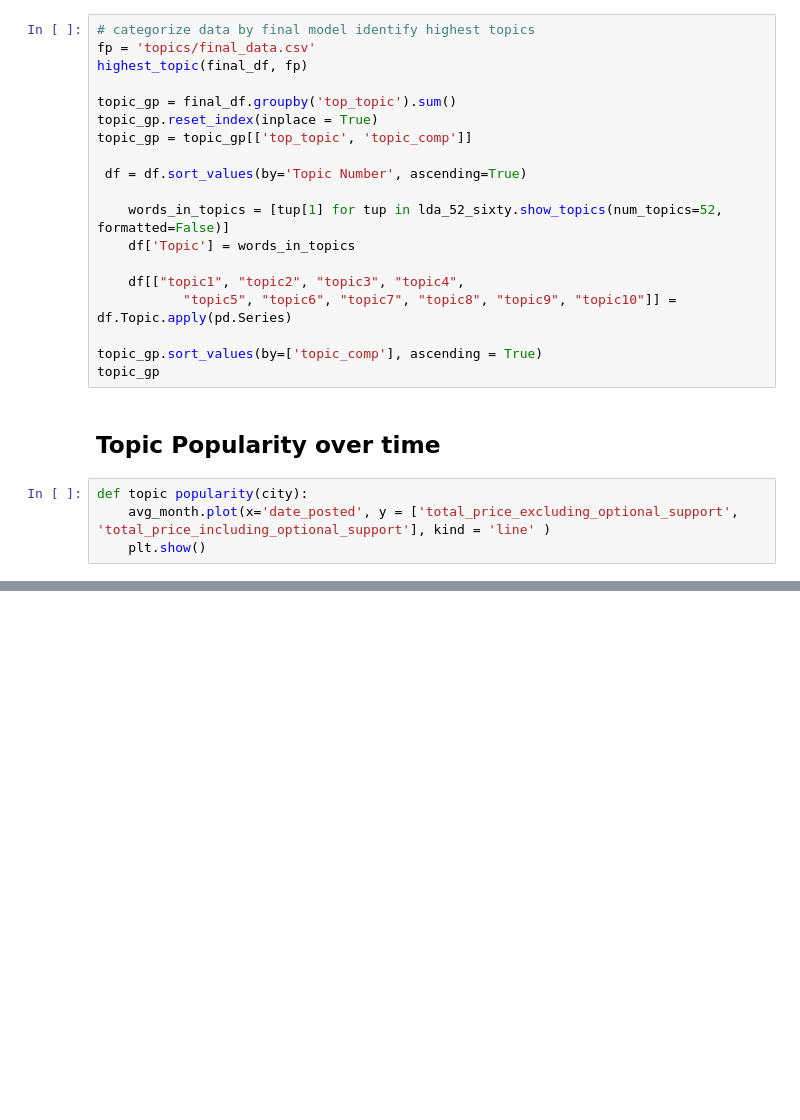
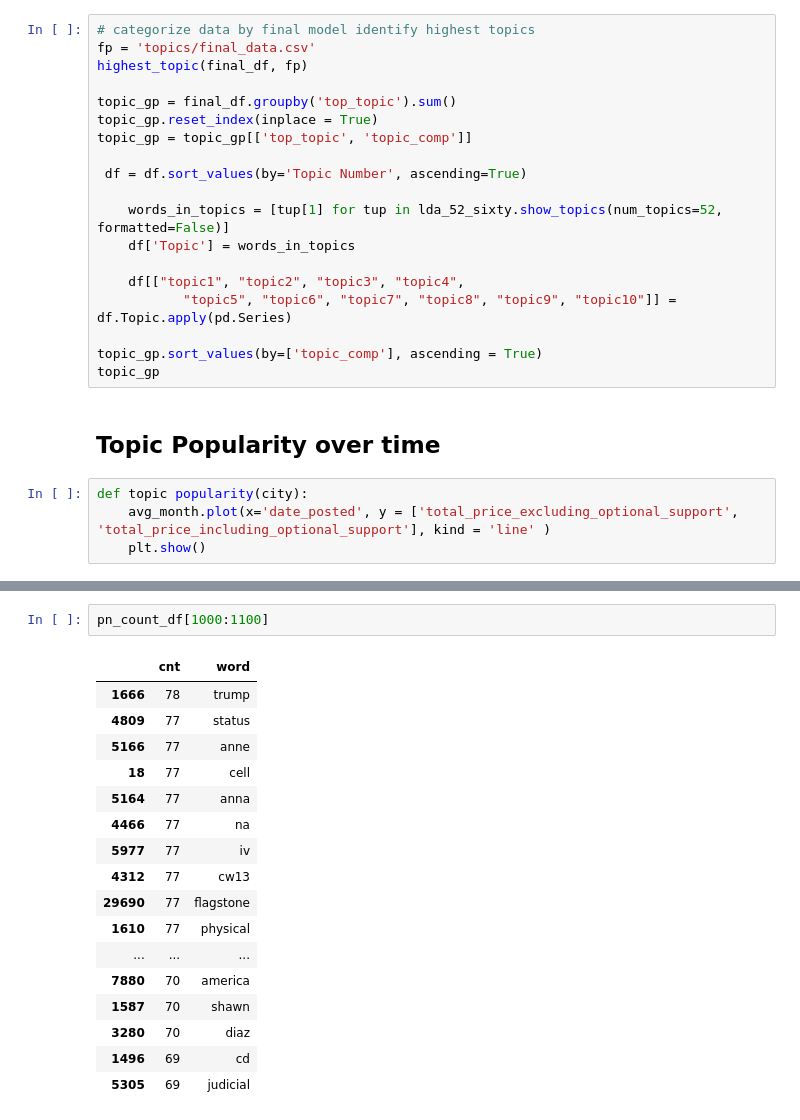
Before and after one commit to alenastern/Sunlight_FOIA, a Jupyter notebook: src/analysis/q2_LDA.ipynb, the cells around one changed output, grey strips where cells are left out. Cells and saved outputs as stored; diff of their text form; blank space fills up the shorter version.

```diff
--- a/src/analysis/q2_LDA.ipynb
+++ b/src/analysis/q2_LDA.ipynb
@@ -945,0 +1026,20 @@ def topic popularity(city):
+# %%
+pn_count_df[1000:1100]
+# %% [output]
+|  | cnt | word |
+| 1666 | 78 | trump |
+| 4809 | 77 | status |
+| 5166 | 77 | anne |
+| 18 | 77 | cell |
+| 5164 | 77 | anna |
+| 4466 | 77 | na |
+| 5977 | 77 | iv |
+| 4312 | 77 | cw13 |
+| 29690 | 77 | flagstone |
+| 1610 | 77 | physical |
+| ... | ... | ... |
+| 7880 | 70 | america |
+| 1587 | 70 | shawn |
+| 3280 | 70 | diaz |
+| 1496 | 69 | cd |
+| 5305 | 69 | judicial |
```
Also changed, not shown: parts of 20 cells of this notebook, 1 other file.
